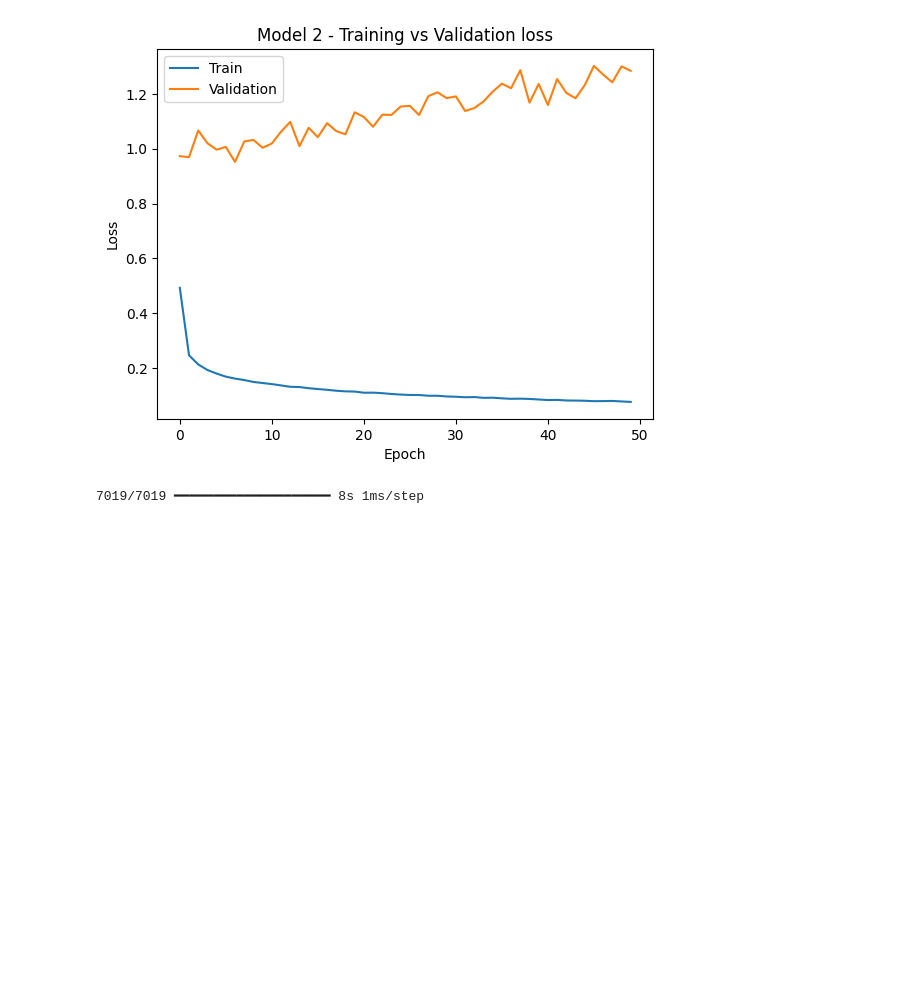
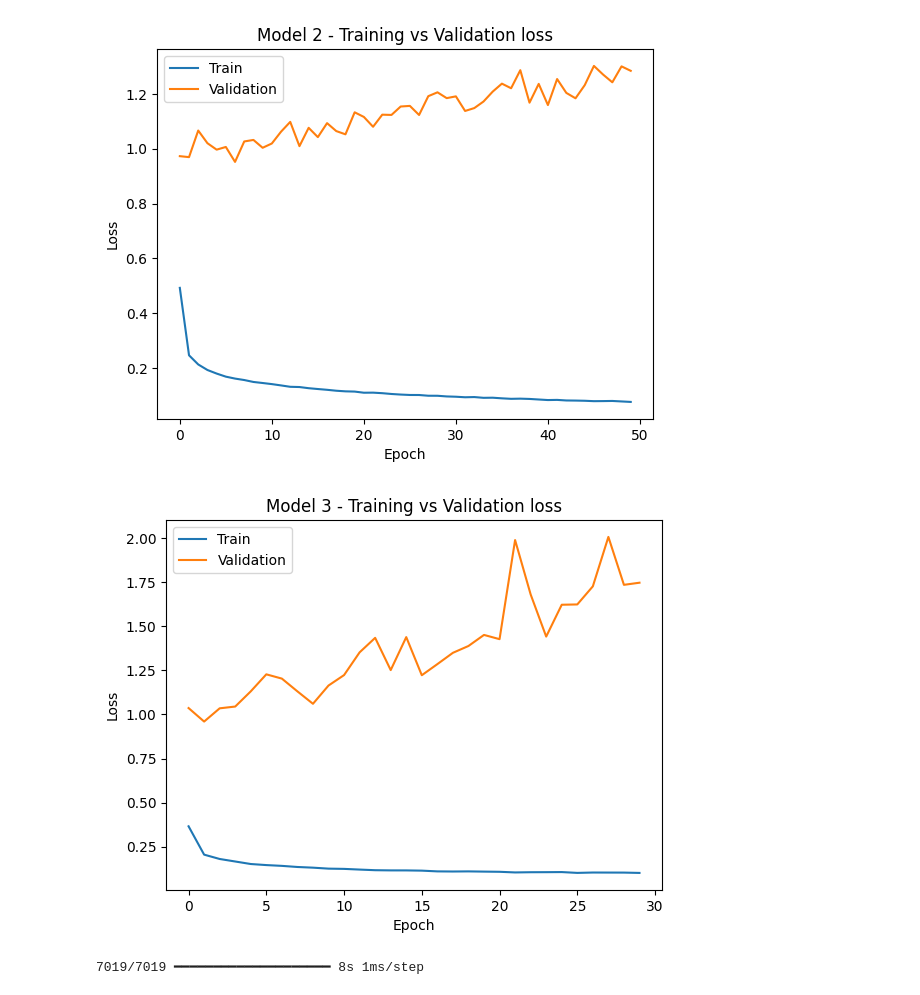
Before and after one commit to Reecion/ml-handwritten-to-typed, a Jupyter notebook: code.ipynb, the cells around one changed output. Saved outputs shown, nothing was run; the diff lists cells and outputs as text; code cells hidden in the pictures; blank space fills up the shorter version.

```diff
--- a/code.ipynb
+++ b/code.ipynb
@@ -414,6 +502,16 @@ plt.legend(['Train', 'Validation'], loc='upper left')
 plt.show()
 # %% [output]
 [figure]
+# %%
+plt.plot(history_3.history['loss'])
+plt.plot(history_3.history['val_loss'])
+plt.title('Model 3 - Training vs Validation loss')
+plt.ylabel('Loss')
+plt.xlabel('Epoch')
+plt.legend(['Train', 'Validation'], loc='upper left')
+plt.show()
+# %% [output]
+[figure, added]
 # %%
 ypred = model_1.predict(val_X, batch_size=1, verbose=1)
 # %% [output]
```
Also changed, not shown: parts of 20 cells of this notebook.
